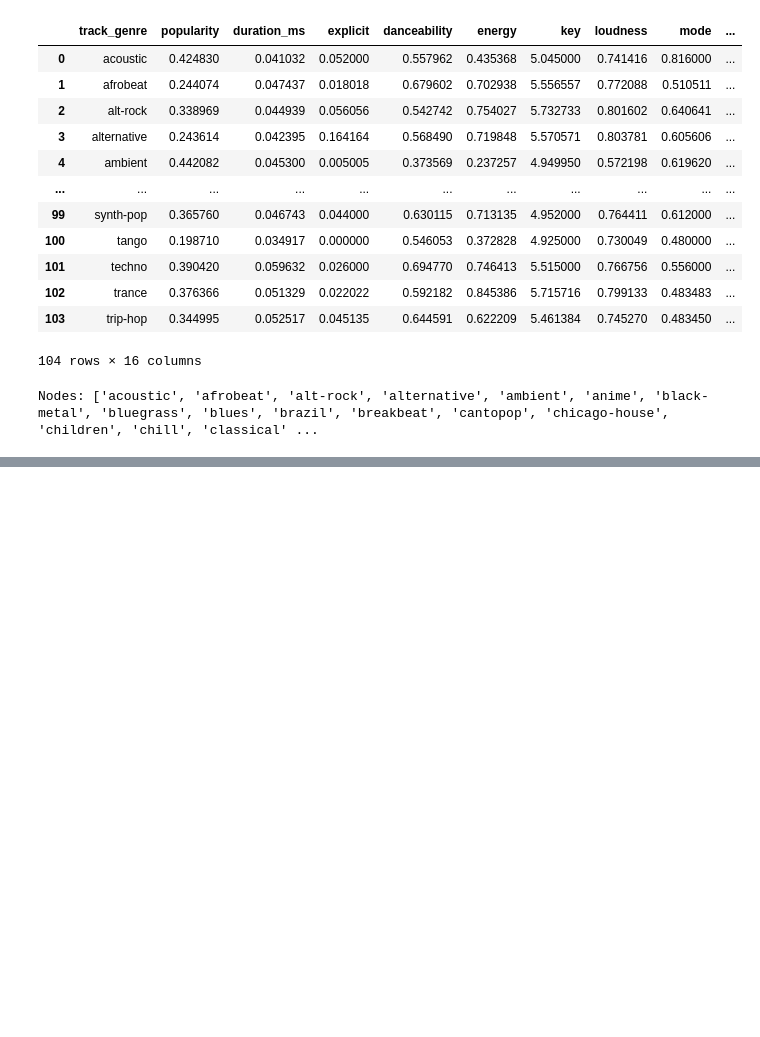
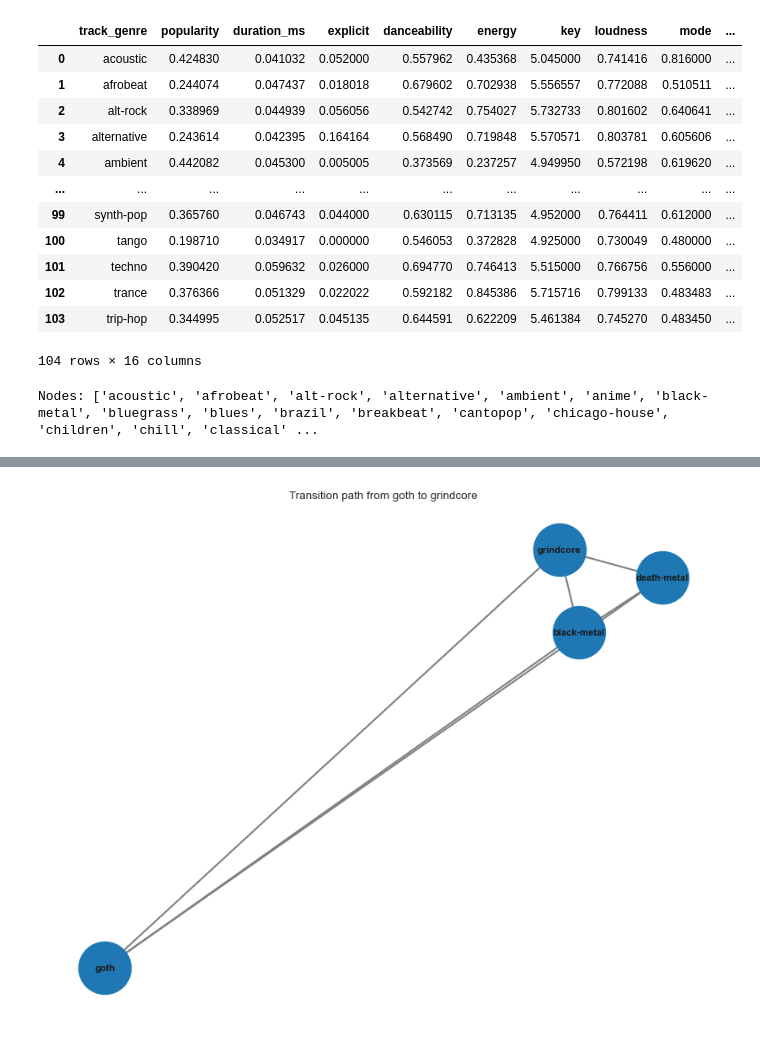
Before and after one commit to jjdrisco/Hybrid_Graph-Based_Content_Filtering_for_Enhanced_Music_Recommendation, a Jupyter notebook: music_data_knowledge_graphs.ipynb, the cells around one changed output, grey strips where cells are left out. Cells and saved outputs as stored; diff of their text form; code cells hidden in the pictures; blank space fills up the shorter version.

```diff
--- a/music_data_knowledge_graphs.ipynb
+++ b/music_data_knowledge_graphs.ipynb
@@ -283,0 +277,24 @@ plt.show()
+# %%
+# Create a subgraph containing only the nodes and edges in the path
+path_subgraph = knowledge_graph.subgraph(best_path)
+
+# Assign nodes to positions based on their cluster
+position = {}
+for cluster_id in set(clusters):
+    # Get nodes in the current cluster
+    nodes_in_cluster = [node for node in path_subgraph.nodes if cluster_mapping[node] == cluster_id]
+
+    # Create a subgraph for the current cluster
+    subgraph = path_subgraph.subgraph(nodes_in_cluster)
+
+    # Compute positions for the subgraph
+    subgraph_pos = spring_layout(subgraph, k=1, iterations=100, seed=73)
+    for node, (x, y) in subgraph_pos.items():
+        position[node] = (x + cluster_id, y + cluster_id)
+
+plt.figure(figsize=(8, 6))
+nx.draw(path_subgraph, position, with_labels=True, node_size=2000, font_size=8, font_weight='bold', edge_color='grey', width=1.5)
+plt.title(f"Transition path from {start_genre} to {target_genre}")
+plt.show()
+# %% [output]
+[figure, added]
```
Also changed, not shown: parts of 7 cells of this notebook.
